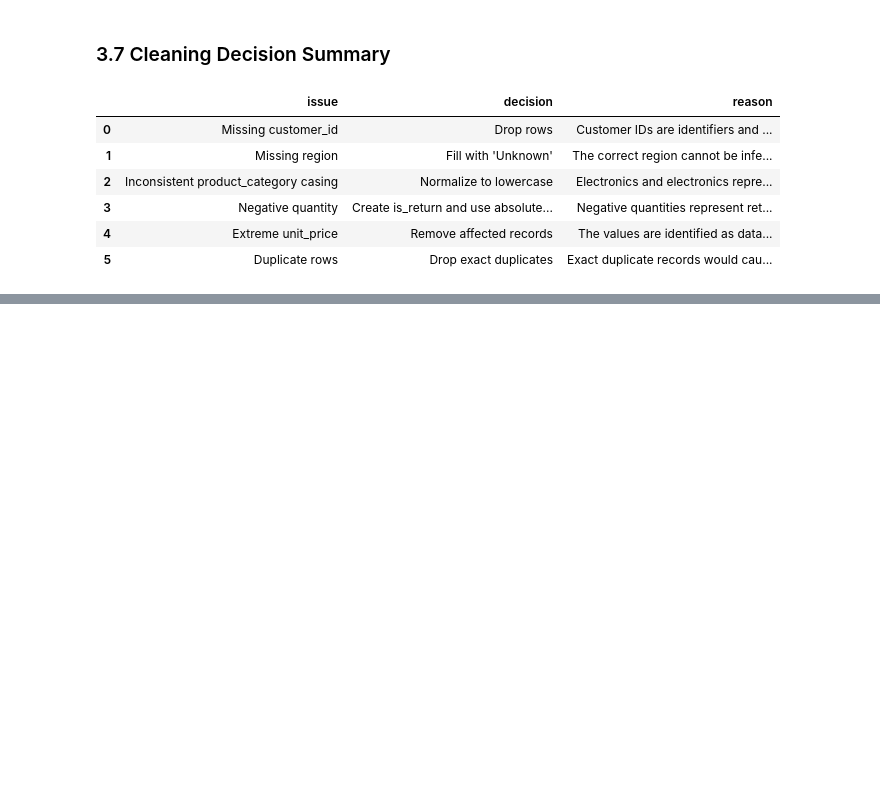
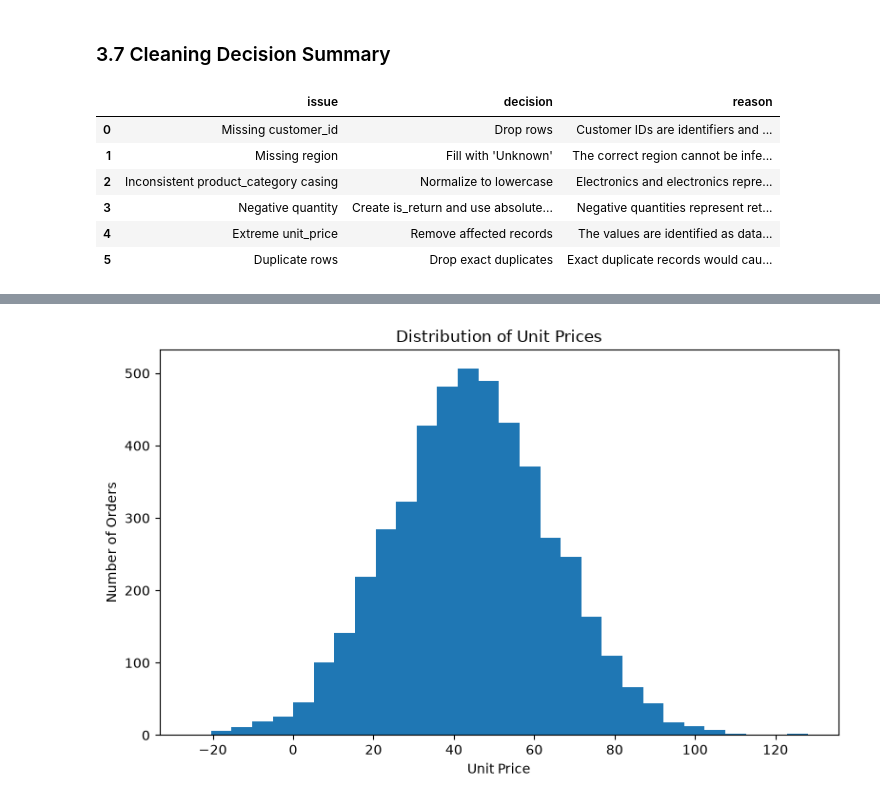
Before and after one commit to Muhammad-Subhan456/ArhamSoft_Internee_Updates, a Jupyter notebook: week5_20th_august_2026_Thursday/week5_thursday_eda.ipynb, the cells around one changed output, grey strips where cells are left out. Cells and saved outputs as stored; diff of their text form; code cells hidden in the pictures; blank space fills up the shorter version.

Commit message:
Cleaned the dataset

```diff
--- a/week5_20th_august_2026_Thursday/week5_thursday_eda.ipynb
+++ b/week5_20th_august_2026_Thursday/week5_thursday_eda.ipynb
@@ -486,0 +588,2 @@ cleaning_decisions.style.set_properties(
+# %%
+cleaned_orders["is_return"] = cleaned_orders["quantity"] < 0
@@ -486,0 +597,2 @@ cleaning_decisions.style.set_properties(
+# %%
+cleaned_orders["quantity"] = cleaned_orders["quantity"].abs()
@@ -486,0 +625,4 @@ cleaning_decisions.style.set_properties(
+# %%
+cleaned_orders = cleaned_orders[
+    cleaned_orders["unit_price"] <= 1000
+].copy()
@@ -486,0 +646,2 @@ cleaning_decisions.style.set_properties(
+# %%
+cleaned_orders = cleaned_orders.drop_duplicates().copy()
@@ -486,0 +799,18 @@ cleaning_decisions.style.set_properties(
+# %%
+import matplotlib.pyplot as plt
+
+fig, ax = plt.subplots(figsize=(8, 5))
+
+ax.hist(
+    cleaned_orders["unit_price"],
+    bins=30
+)
+
+ax.set_title("Distribution of Unit Prices")
+ax.set_xlabel("Unit Price")
+ax.set_ylabel("Number of Orders")
+
+plt.tight_layout()
+plt.show()
+# %% [output]
+[figure, added]
```
Also changed, not shown: parts of 39 cells of this notebook.
